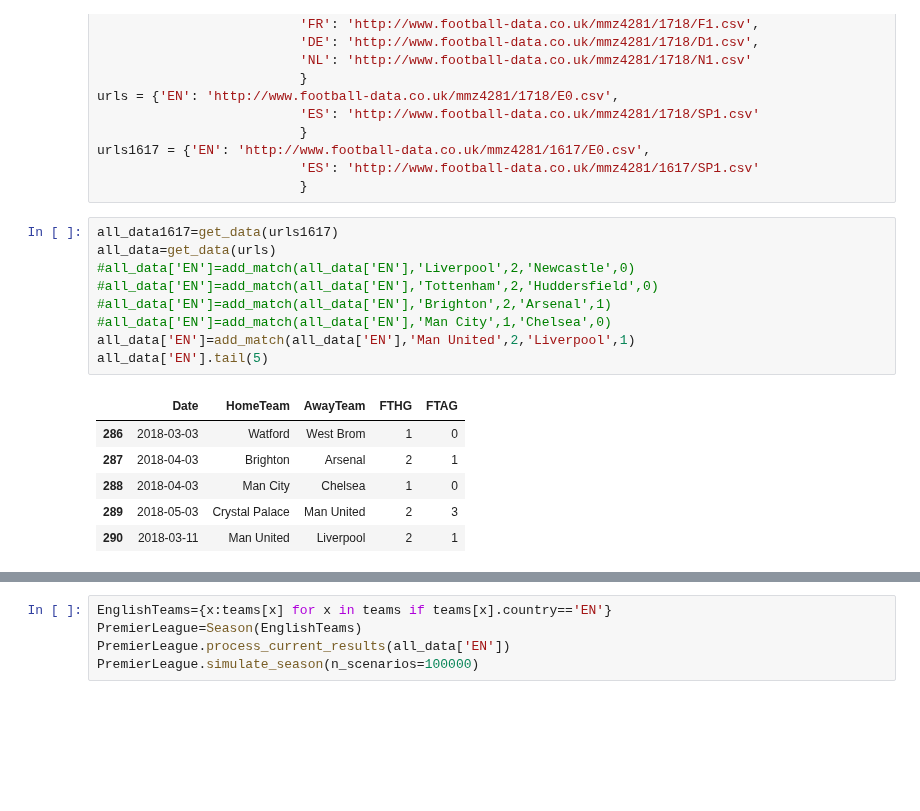
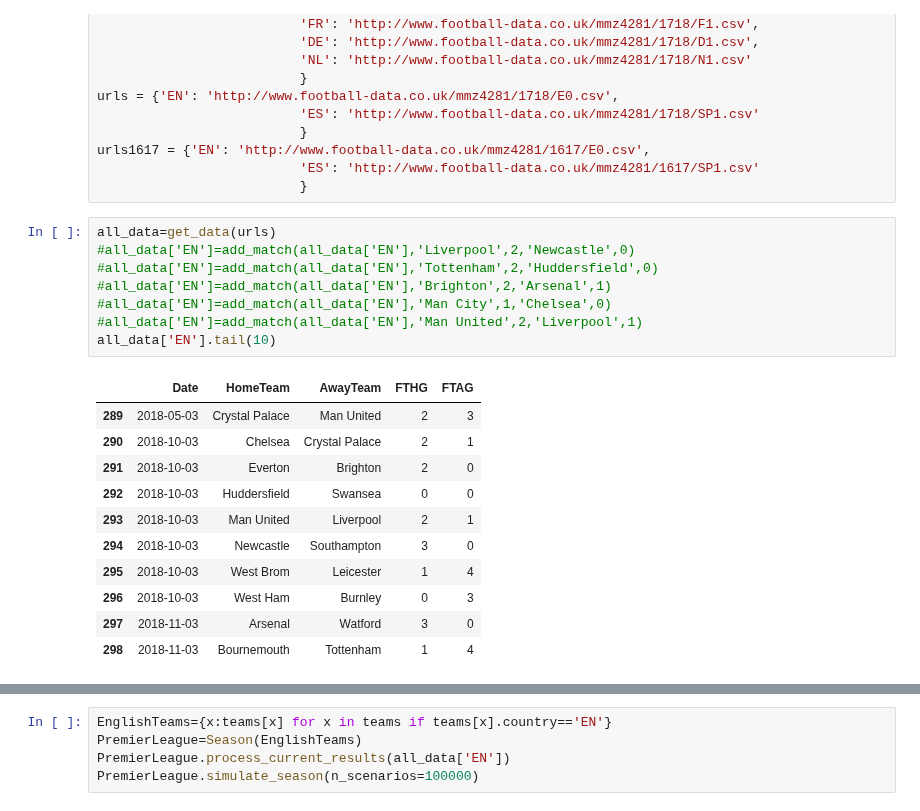
Before and after one commit to tchnvkng/python_notebooks, a Jupyter notebook: premier_league/pl2.ipynb, the cells around one changed output, grey strips where cells are left out. Drawn from its saved outputs; the diff is of its cells as text; blank space fills up the shorter version.

```diff
--- a/premier_league/pl2.ipynb
+++ b/premier_league/pl2.ipynb
@@ -20,18 +22,22 @@ urls1617 = {'EN': 'http://www.football-data.co.uk/mmz4281/1617/E0.csv',
                           'ES': 'http://www.football-data.co.uk/mmz4281/1617/SP1.csv'
                           }
 # %%
-all_data1617=get_data(urls1617)
 all_data=get_data(urls)
 #all_data['EN']=add_match(all_data['EN'],'Liverpool',2,'Newcastle',0)
 #all_data['EN']=add_match(all_data['EN'],'Tottenham',2,'Huddersfield',0)
 #all_data['EN']=add_match(all_data['EN'],'Brighton',2,'Arsenal',1)
 #all_data['EN']=add_match(all_data['EN'],'Man City',1,'Chelsea',0)
-all_data['EN']=add_match(all_data['EN'],'Man United',2,'Liverpool',1)
-all_data['EN'].tail(5)
+#all_data['EN']=add_match(all_data['EN'],'Man United',2,'Liverpool',1)
+all_data['EN'].tail(10)
 # %% [output]
 |  | Date | HomeTeam | AwayTeam | FTHG | FTAG |
-| 286 | 2018-03-03 | Watford | West Brom | 1 | 0 |
-| 287 | 2018-04-03 | Brighton | Arsenal | 2 | 1 |
-| 288 | 2018-04-03 | Man City | Chelsea | 1 | 0 |
 | 289 | 2018-05-03 | Crystal Palace | Man United | 2 | 3 |
-| 290 | 2018-03-11 | Man United | Liverpool | 2 | 1 |
+| 290 | 2018-10-03 | Chelsea | Crystal Palace | 2 | 1 |
+| 291 | 2018-10-03 | Everton | Brighton | 2 | 0 |
+| 292 | 2018-10-03 | Huddersfield | Swansea | 0 | 0 |
+| 293 | 2018-10-03 | Man United | Liverpool | 2 | 1 |
+| 294 | 2018-10-03 | Newcastle | Southampton | 3 | 0 |
+| 295 | 2018-10-03 | West Brom | Leicester | 1 | 4 |
+| 296 | 2018-10-03 | West Ham | Burnley | 0 | 3 |
+| 297 | 2018-11-03 | Arsenal | Watford | 3 | 0 |
+| 298 | 2018-11-03 | Bournemouth | Tottenham | 1 | 4 |
```
Also changed, not shown: parts of 8 cells of this notebook, 1 other file.
